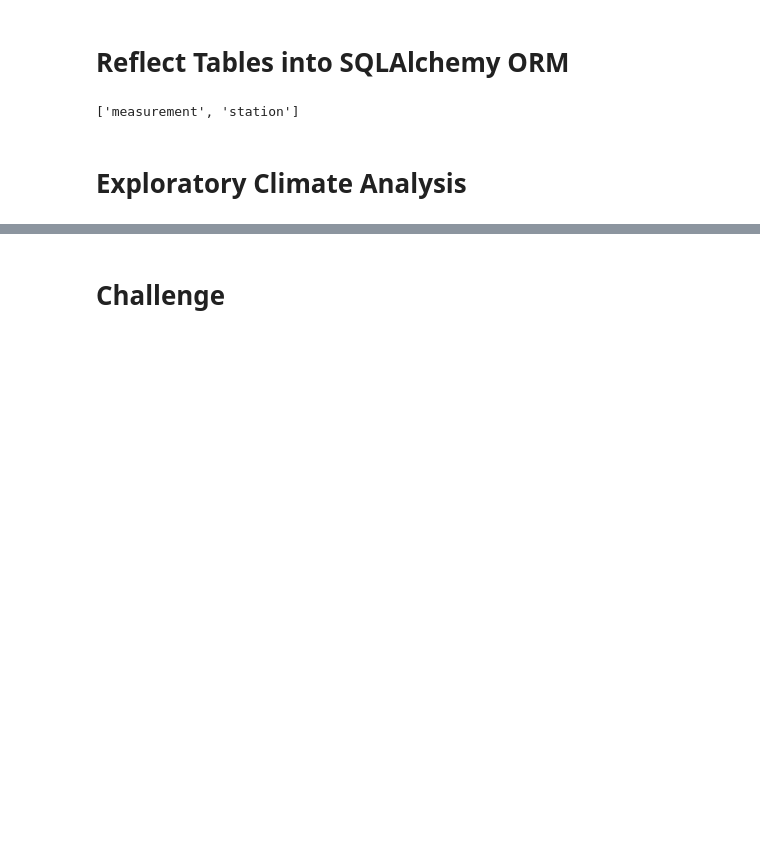
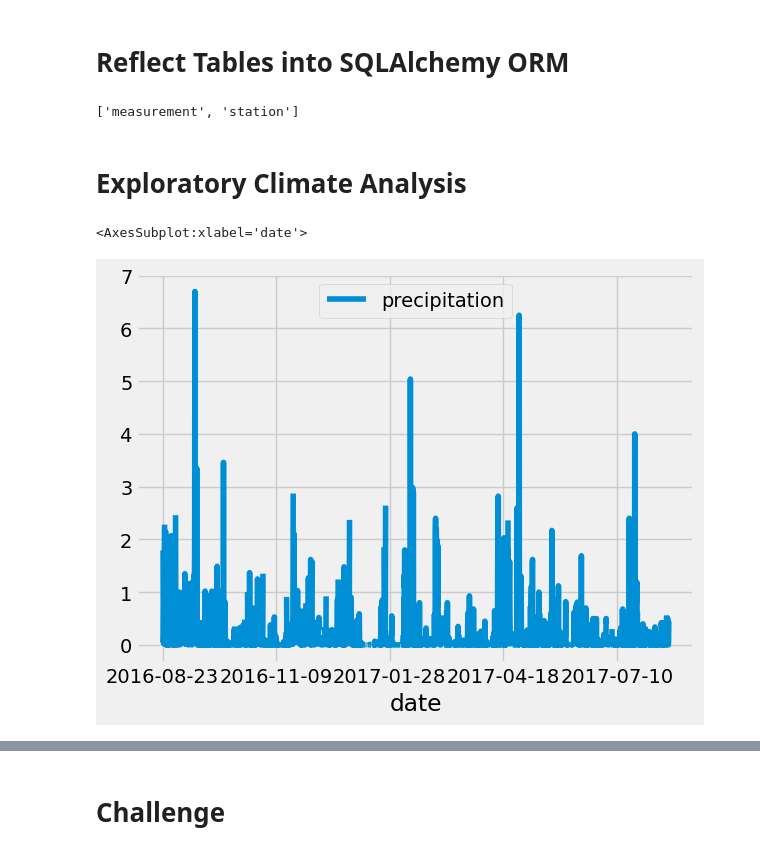
Before and after one commit to djaiello/surfs_up, a Jupyter notebook: climate_analysis.ipynb, the cells around one changed output, grey strips where cells are left out. Saved outputs shown, nothing was run; the diff lists cells and outputs as text; code cells hidden in the pictures; blank space fills up the shorter version.

Commit message:
Added island precipitation analysis

```diff
--- a/climate_analysis.ipynb
+++ b/climate_analysis.ipynb
@@ -50,17 +50,41 @@ session = Session(engine)
 # %% [markdown]
 # Exploratory Climate Analysis
 # %%
-# Design a query to retrieve the last 12 months of precipitation data and plot the results.
-#Starting from the last data point in the database.
+## Design a query to retrieve the last 12 months of precipitation data and plot the results.
 
-# Calculate the date one year from the last date in data set.
+# Starting from the last data point in the database...
+#   calculate the date one year from the last date in data set.
+prev_year = dt.date(2017, 8, 23) - dt.timedelta(days=365)
 
 # Perform a query to retrieve the data and precipitation scores
+results = []
+
+# Query all records from Measurement table class for 2 columns
+#results = session.query(Measurement.date, Measurement.prcp)
+
+# Filter out all of the data that is older than a year from the last record date
+results = session.query(Measurement.date, Measurement.prcp).filter(Measurement.date >= prev_year)
+
+# Use "all()" function that extracts all results and puts them in our list
+results = session.query(Measurement.date, Measurement.prcp).filter(Measurement.date >= prev_year).all()
+
+# Print results
+#print(results)
 
 # Save the query results as a Pandas DataFrame and set the index to the date column
+df = pd.DataFrame(results, columns=['date','precipitation'])
+df.set_index(df['date'], inplace=True)
 
 # Sort the dataframe by date
+df = df.sort_index()
+
+# Print the DataFrame
+#print(df.to_string(index=False))
 
 # Use Pandas Plotting with Matplotlib to plot the data
+df.plot()
+# %% [output]
+<AxesSubplot:xlabel='date'>
+[figure, added]
 # %%
 # Use Pandas to calcualte the summary statistics for the precipitation data
```
Also changed, not shown: parts of 1 cell of this notebook.
